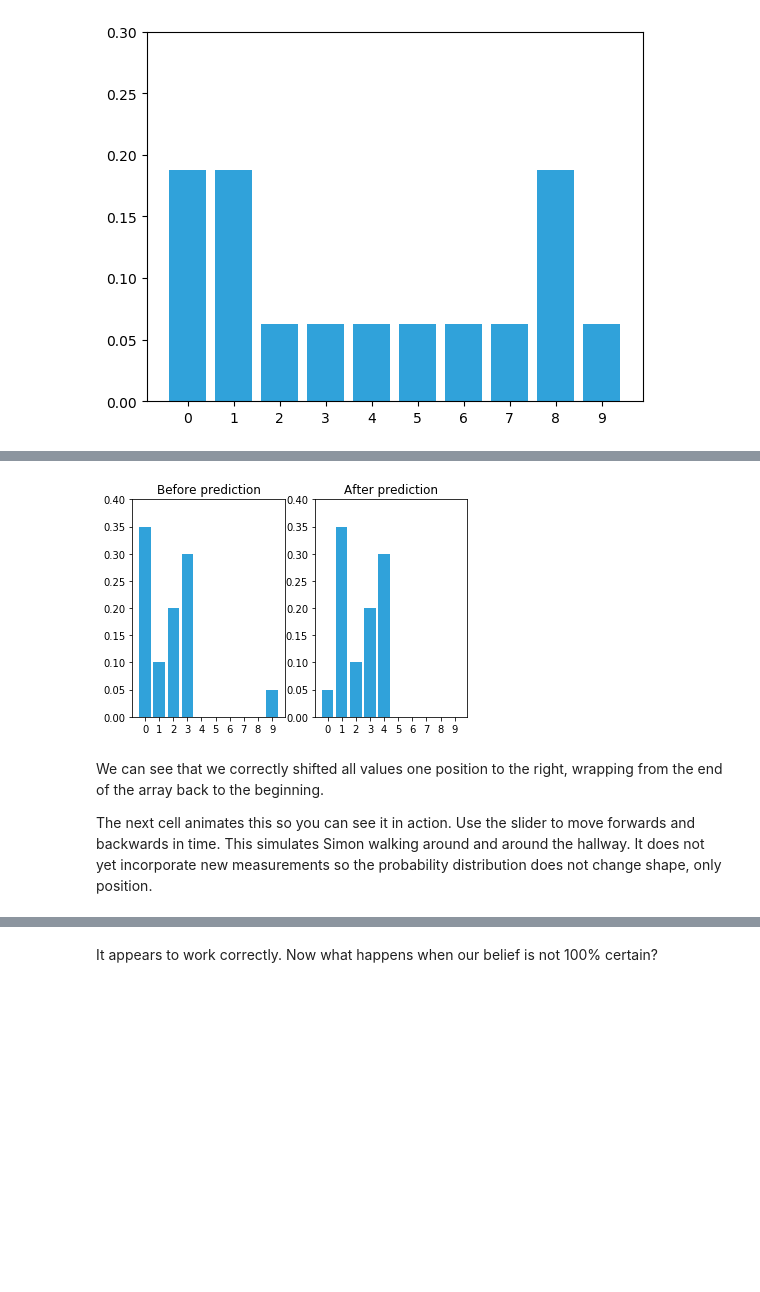
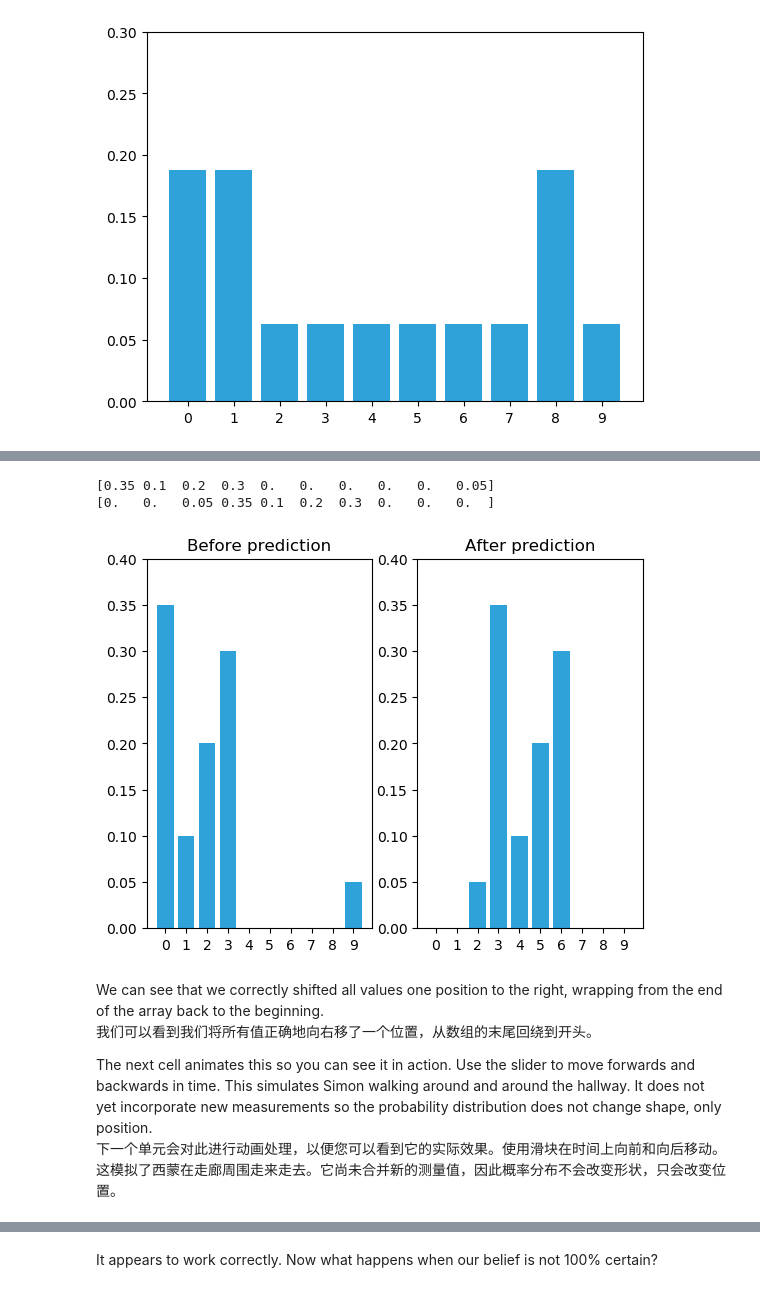
Before and after one commit to bccw-ai/Kalman-and-Bayesian-Filters-in-Python, a Jupyter notebook: 02-Discrete-Bayes.ipynb, the cells around one changed output, grey strips where cells are left out. Saved outputs shown, nothing was run; the diff lists cells and outputs as text; code cells hidden in the pictures; blank space fills up the shorter version.

```diff
--- a/02-Discrete-Bayes.ipynb
+++ b/02-Discrete-Bayes.ipynb
@@ -325,18 +329,21 @@ from filterpy.discrete_bayes import update
 
 def lh_hallway(hall, z, z_prob):
     """ compute likelihood that a measurement matches
-    positions in the hallway."""
+        positions in the hallway.
+    计算测量值与走廊位置匹配的可能性。
+    """
 
     try:
-        scale = z_prob / (1. - z_prob)
+        scale = z_prob / (1. - z_prob)   #
     except ZeroDivisionError:
-        scale = 1e8
+        scale = 1e8   # 被除数是0时
 
     likelihood = np.ones(len(hall))
     likelihood[hall==z] *= scale
+    print("likelihood = ", likelihood)
     return likelihood
 
 belief = np.array([0.1] * 10)
 likelihood = lh_hallway(hallway, z=1, z_prob=.75)
-update(likelihood, belief)
+update(likelihood, belief)   # (posterior = prior * likelihood)/sum(posterior)
 # %% [output]
@@ -355,27 +367,39 @@ I hope that after a moment's thought it is clear that we should shift all the va
 # %%
 def perfect_predict(belief, move):
     """ move the position by `move` spaces, where positive is
     to the right, and negative is to the left
+    通过“移动”空间 来移动位置，其中正数在右侧，负数在左侧
+
+    belief：先验分布每种的概率是1/10
     """
     n = len(belief)
     result = np.zeros(n)
     for i in range(n):
-        result[i] = belief[(i-move) % n]
+        #print(i, "-", move, "=", i-move, ":", (i-move) % n)
+        result[i] = belief[(i-move) % n]  # 移动0位，向右移动
     return result
 
+# 先验分布
 belief = np.array([.35, .1, .2, .3, 0, 0, 0, 0, 0, .05])
 plt.subplot(121)
 book_plots.bar_plot(belief, title='Before prediction', ylim=(0, .4))
+print(belief)
 
-belief = perfect_predict(belief, 1)
+# 移动1步事件发生了，条件的后验分布：
+belief = perfect_predict(belief, 3)
 plt.subplot(122)
 book_plots.bar_plot(belief, title='After prediction', ylim=(0, .4))
+print(belief)
 # %% [output]
+[0.35 0.1  0.2  0.3  0.   0.   0.   0.   0.   0.05]
+[0.   0.   0.05 0.35 0.1  0.2  0.3  0.   0.   0.  ]
-[figure, old version]
+[figure, new version]
 # %% [markdown]
 We can see that we correctly shifted all values one position to the right, wrapping from the end of the array back to the beginning.
+我们可以看到我们将所有值正确地向右移了一个位置，从数组的末尾回绕到开头。
 
 The next cell animates this so you can see it in action. Use the slider to move forwards and backwards in time. This simulates Simon walking around and around the hallway. It does not yet incorporate new measurements so the probability distribution does not change shape, only position.
+下一个单元会对此进行动画处理，以便您可以看到它的实际效果。使用滑块在时间上向前和向后移动。这模拟了西蒙在走廊周围走来走去。它尚未合并新的测量值，因此概率分布不会改变形状，只会改变位置。
 # %%
 from ipywidgets import interact, IntSlider
 
```
Also changed, not shown: parts of 35 cells of this notebook.
